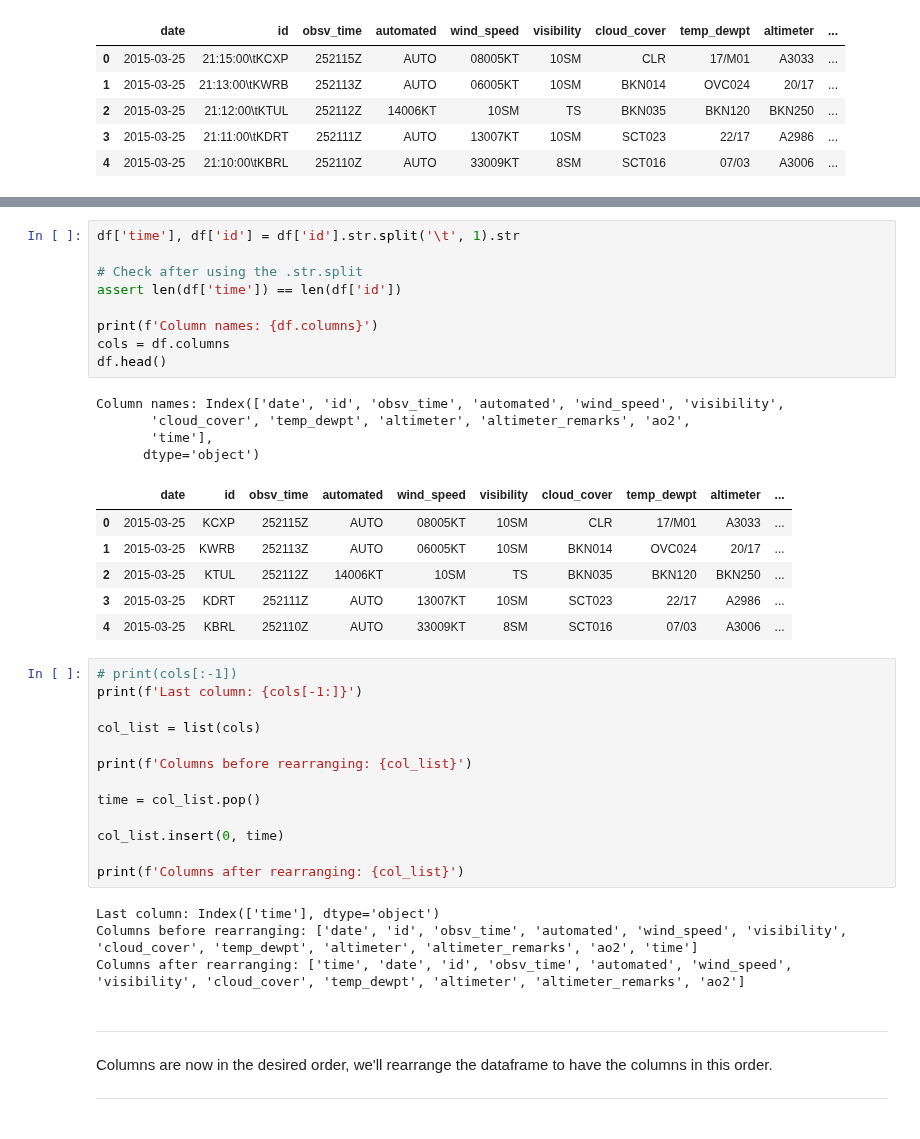
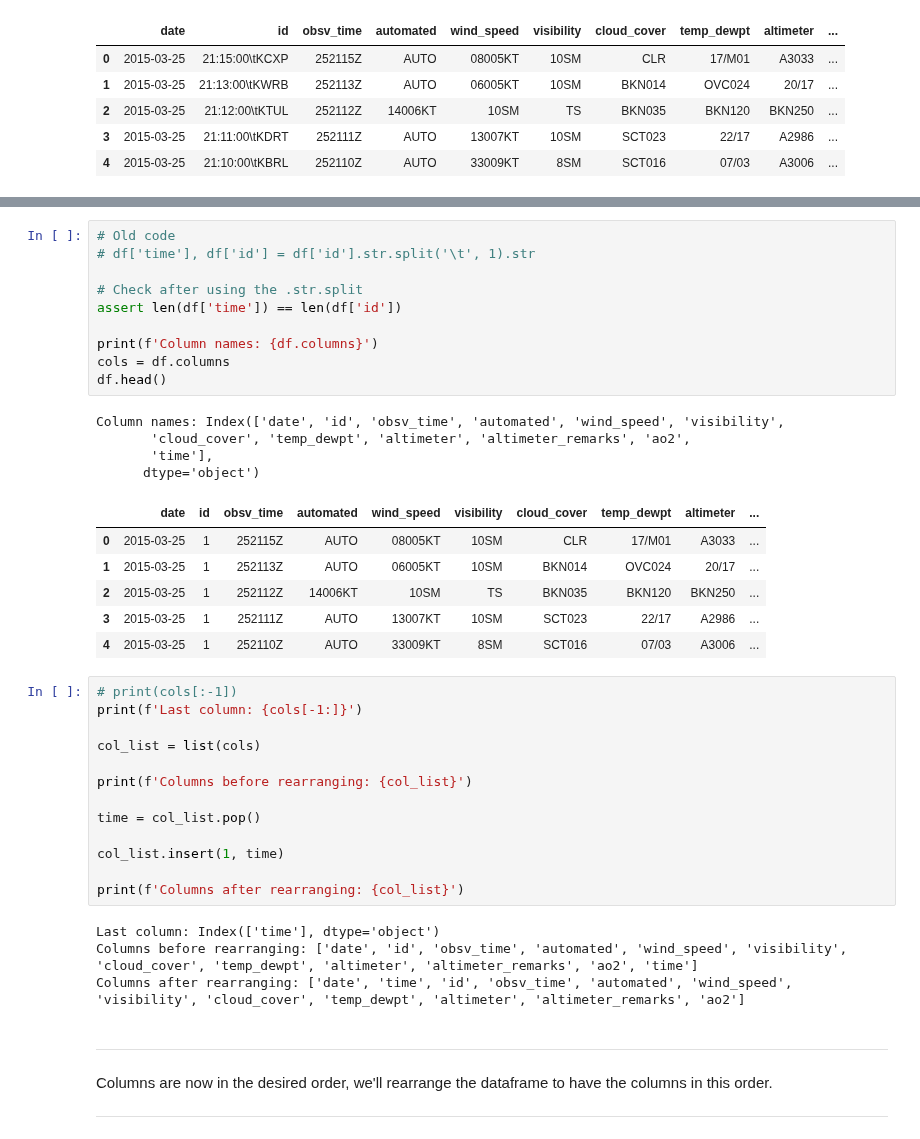
Before and after one commit to hank-butler/METAR_Data, a Jupyter notebook: code/01-data-cleaning.ipynb, the cells around one changed output, grey strips where cells are left out. Drawn from its saved outputs; the diff is of its cells as text.

Commit message:
messing with .str.split pandas method

```diff
--- a/code/01-data-cleaning.ipynb
+++ b/code/01-data-cleaning.ipynb
@@ -79,23 +54,24 @@ split(self, pat=None, n=-1, expand=False)
 # %%
-df['time'], df['id'] = df['id'].str.split('\t', 1).str
+# Old code
+# df['time'], df['id'] = df['id'].str.split('\t', 1).str
 
 # Check after using the .str.split
 assert len(df['time']) == len(df['id'])
 
 print(f'Column names: {df.columns}')
 cols = df.columns
 df.head()
 # %% [output]
 Column names: Index(['date', 'id', 'obsv_time', 'automated', 'wind_speed', 'visibility',
        'cloud_cover', 'temp_dewpt', 'altimeter', 'altimeter_remarks', 'ao2',
        'time'],
       dtype='object')
 |  | date | id | obsv_time | automated | wind_speed | visibility | cloud_cover | temp_dewpt | altimeter | ... |
-| 0 | 2015-03-25 | KCXP | 252115Z | AUTO | 08005KT | 10SM | CLR | 17/M01 | A3033 | ... |
-| 1 | 2015-03-25 | KWRB | 252113Z | AUTO | 06005KT | 10SM | BKN014 | OVC024 | 20/17 | ... |
-| 2 | 2015-03-25 | KTUL | 252112Z | 14006KT | 10SM | TS | BKN035 | BKN120 | BKN250 | ... |
-| 3 | 2015-03-25 | KDRT | 252111Z | AUTO | 13007KT | 10SM | SCT023 | 22/17 | A2986 | ... |
-| 4 | 2015-03-25 | KBRL | 252110Z | AUTO | 33009KT | 8SM | SCT016 | 07/03 | A3006 | ... |
+| 0 | 2015-03-25 | 1 | 252115Z | AUTO | 08005KT | 10SM | CLR | 17/M01 | A3033 | ... |
+| 1 | 2015-03-25 | 1 | 252113Z | AUTO | 06005KT | 10SM | BKN014 | OVC024 | 20/17 | ... |
+| 2 | 2015-03-25 | 1 | 252112Z | 14006KT | 10SM | TS | BKN035 | BKN120 | BKN250 | ... |
+| 3 | 2015-03-25 | 1 | 252111Z | AUTO | 13007KT | 10SM | SCT023 | 22/17 | A2986 | ... |
+| 4 | 2015-03-25 | 1 | 252110Z | AUTO | 33009KT | 8SM | SCT016 | 07/03 | A3006 | ... |
 # %%
 # print(cols[:-1])
 print(f'Last column: {cols[-1:]}')
@@ -106,13 +82,13 @@ print(f'Columns before rearranging: {col_list}')
 
 time = col_list.pop()
 
-col_list.insert(0, time)
+col_list.insert(1, time)
 
 print(f'Columns after rearranging: {col_list}')
 # %% [output]
 Last column: Index(['time'], dtype='object')
 Columns before rearranging: ['date', 'id', 'obsv_time', 'automated', 'wind_speed', 'visibility', 'cloud_cover', 'temp_dewpt', 'altimeter', 'altimeter_remarks', 'ao2', 'time']
-Columns after rearranging: ['time', 'date', 'id', 'obsv_time', 'automated', 'wind_speed', 'visibility', 'cloud_cover', 'temp_dewpt', 'altimeter', 'altimeter_remarks', 'ao2']
+Columns after rearranging: ['date', 'time', 'id', 'obsv_time', 'automated', 'wind_speed', 'visibility', 'cloud_cover', 'temp_dewpt', 'altimeter', 'altimeter_remarks', 'ao2']
 # %% [markdown]
 ---
 Columns are now in the desired order, we'll rearrange the dataframe to have the columns in this order.
```
Also changed, not shown: parts of 4 cells of this notebook.
